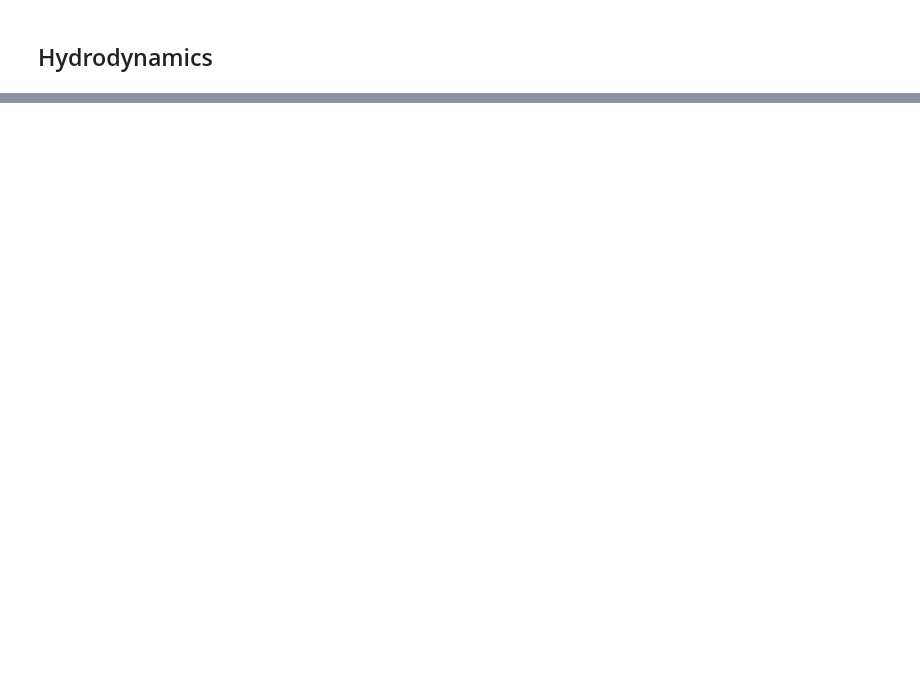
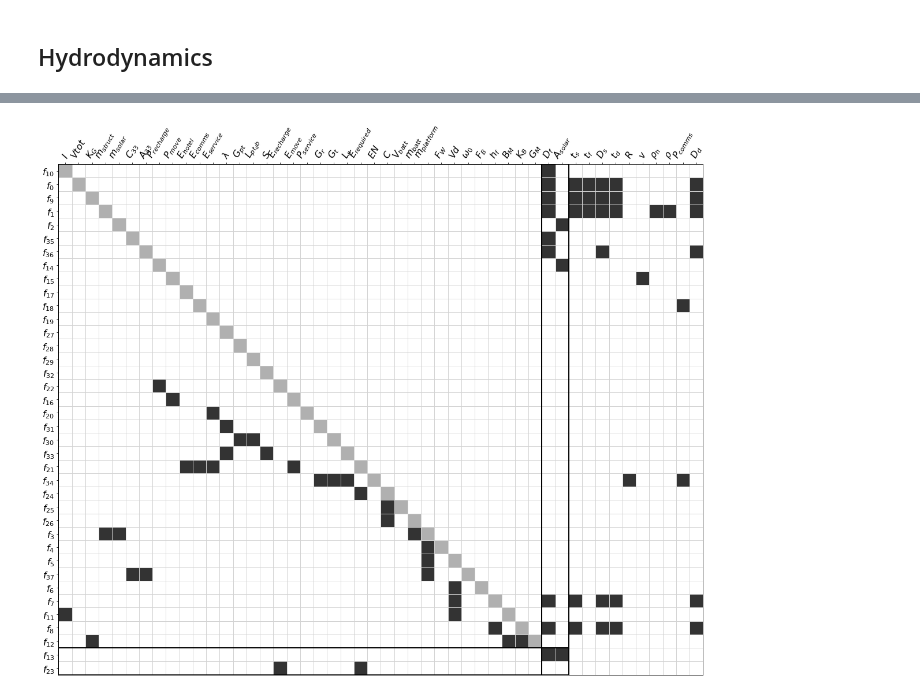
Before and after one commit to norheim/minimdo, a Jupyter notebook: minimdo/pearl/pearl_maha_formulation.ipynb, the cells around one changed output, grey strips where cells are left out. Drawn from its saved outputs; the diff is of its cells as text; code cells hidden in the pictures; blank space fills up the shorter version.

```diff
--- a/minimdo/pearl/pearl_maha_formulation.ipynb
+++ b/minimdo/pearl/pearl_maha_formulation.ipynb
@@ -250,0 +262,3 @@ edges, tree = model.generate_formulation()
+# %%
+F_ordered = OrderedDict([(next(iter(comp)).name,1) for comp in topo_order])
+ntree = F_ordered, tree[1], tree[2]
@@ -250,0 +268,12 @@ edges, tree = model.generate_formulation()
+# %%
+nodetyperepr2 = {VAR: '{}', COMP: 'f_{{{}}}', SOLVER: '{}'}
+namingfunc2 = namefromid(nodetyperepr2)
+# %%
+Ein, Eout, Rin = edges
+# %%
+Ein_noparam = {comp:tuple(var for var in compvars if not model.idmapping[var].always_input) for comp,compvars in Ein.items()}
+edges_noparam = Ein_noparam, Eout, Rin
+# %%
+_, ax = render_incidence(edges_noparam, ntree, namingfunc2, figsize=(20,20))
+# %% [output]
+[figure, added]
```
Also changed, not shown: parts of 39 cells of this notebook, 23 other files.
